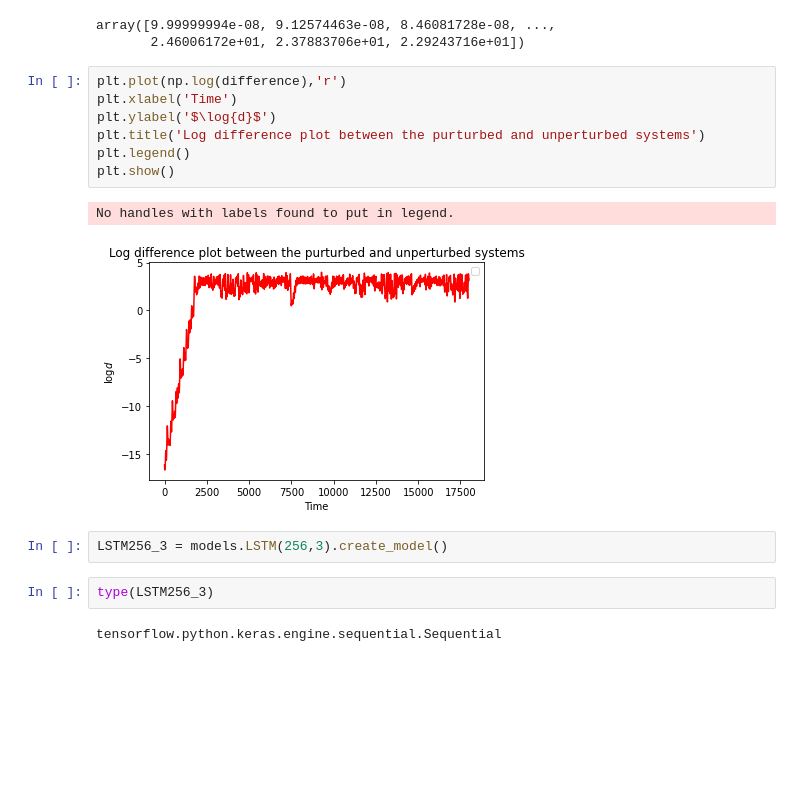
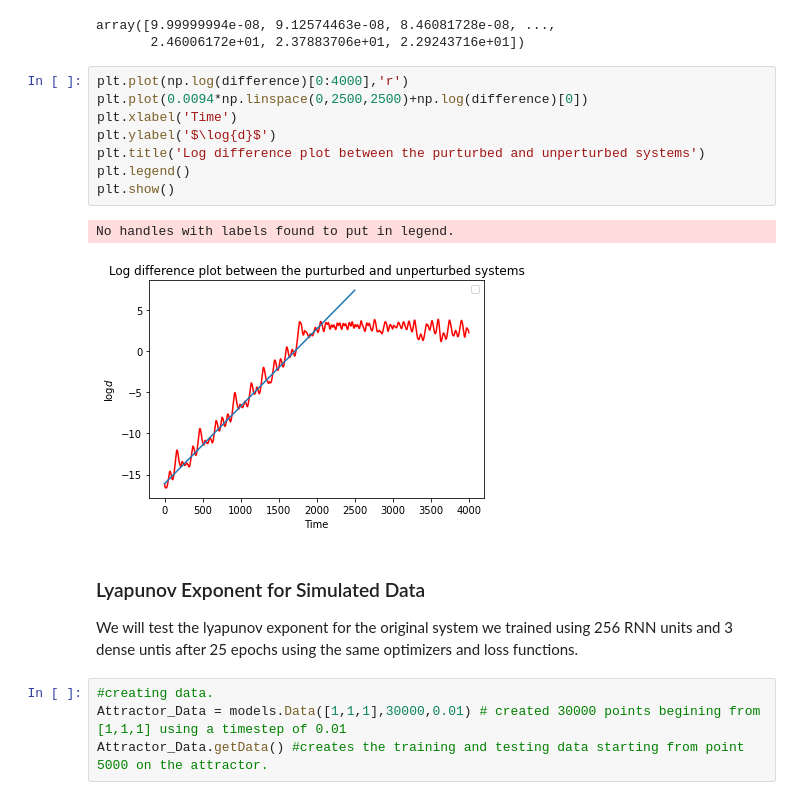
Before and after one commit to SheilKumar/DynamicSystemRNNs, a Jupyter notebook: DynamicSystems.ipynb, the cells around one changed output. Drawn from its saved outputs; the diff is of its cells as text; blank space fills up the shorter version.

```diff
--- a/DynamicSystems.ipynb
+++ b/DynamicSystems.ipynb
@@ -596,18 +521,21 @@ difference
 array([9.99999994e-08, 9.12574463e-08, 8.46081728e-08, ...,
        2.46006172e+01, 2.37883706e+01, 2.29243716e+01])
 # %%
-plt.plot(np.log(difference),'r')
+plt.plot(np.log(difference)[0:4000],'r')
+plt.plot(0.0094*np.linspace(0,2500,2500)+np.log(difference)[0])
 plt.xlabel('Time')
 plt.ylabel('$\log{d}$')
 plt.title('Log difference plot between the purturbed and unperturbed systems')
 plt.legend()
 plt.show()
 # %% [output]
 No handles with labels found to put in legend.
-[figure, old version]
+[figure, new version]
-# %%
-LSTM256_3 = models.LSTM(256,3).create_model()
-# %%
-type(LSTM256_3)
-# %% [output]
-tensorflow.python.keras.engine.sequential.Sequential
+# %% [markdown]
+### Lyapunov Exponent for Simulated Data
+
+We will test the lyapunov exponent for the original system we trained using 256 RNN units and 3 dense untis after 25 epochs using the same optimizers and loss functions.
+# %%
+#creating data.
+Attractor_Data = models.Data([1,1,1],30000,0.01) # created 30000 points begining from [1,1,1] using a timestep of 0.01
+Attractor_Data.getData() #creates the training and testing data starting from point 5000 on the attractor.
```
Also changed, not shown: parts of 19 cells of this notebook, 1 other file.
